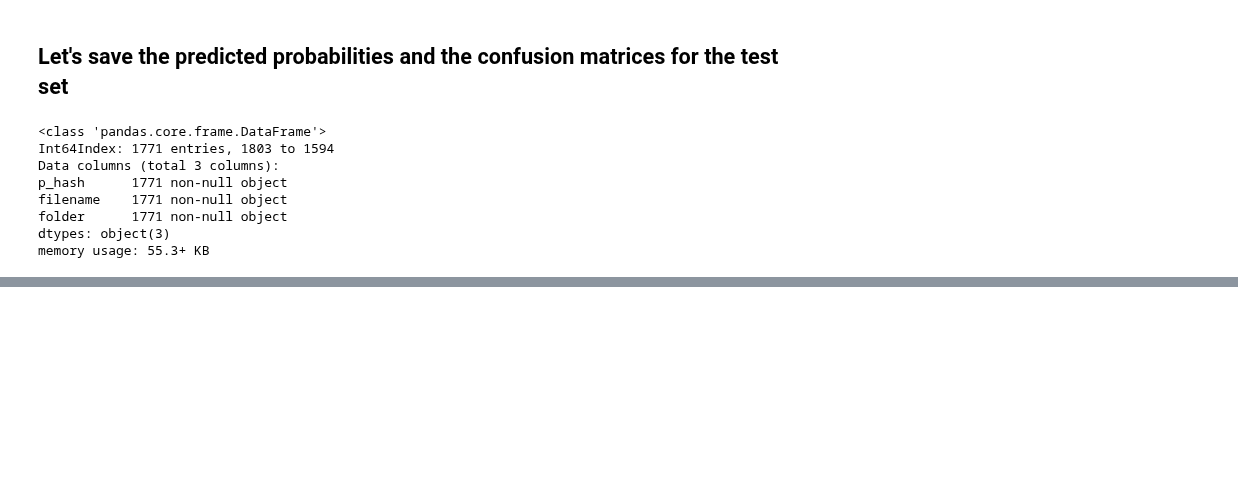
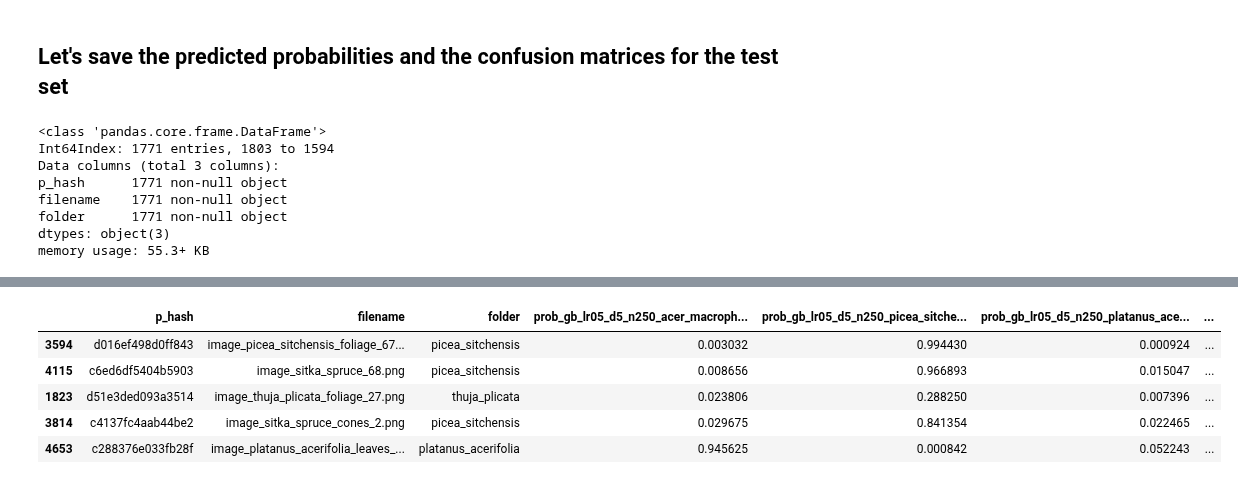
Before and after one commit to NathanielBlairStahn/tree-logic, a Jupyter notebook: notebooks/20180517_more_species/logistic_and_gb_4_species.ipynb, the cells around one changed output, grey strips where cells are left out. Saved outputs shown, nothing was run; the diff lists cells and outputs as text; code cells hidden in the pictures; blank space fills up the shorter version.

```diff
--- a/notebooks/20180517_more_species/logistic_and_gb_4_species.ipynb
+++ b/notebooks/20180517_more_species/logistic_and_gb_4_species.ipynb
@@ -480,0 +559,13 @@ memory usage: 55.3+ KB
+# %%
+#lr05: learning_rate=0.05
+#d5: max_depth=5
+#n250: n_estimators=250
+gb_pred = get_predictions(features_4species_df, X_test.index, non_feature_columns, gb_model, 'prob_gb_lr05_d5_n250')
+gb_pred.head()
+# %% [output]
+|  | p_hash | filename | folder | prob_gb_lr05_d5_n250_acer_macroph... | prob_gb_lr05_d5_n250_picea_sitche... | prob_gb_lr05_d5_n250_platanus_ace... | ... |
+| 3594 | d016ef498d0ff843 | image_picea_sitchensis_foliage_67... | picea_sitchensis | 0.003032 | 0.994430 | 0.000924 | ... |
+| 4115 | c6ed6df5404b5903 | image_sitka_spruce_68.png | picea_sitchensis | 0.008656 | 0.966893 | 0.015047 | ... |
+| 1823 | d51e3ded093a3514 | image_thuja_plicata_foliage_27.png | thuja_plicata | 0.023806 | 0.288250 | 0.007396 | ... |
+| 3814 | c4137fc4aab44be2 | image_sitka_spruce_cones_2.png | picea_sitchensis | 0.029675 | 0.841354 | 0.022465 | ... |
+| 4653 | c288376e033fb28f | image_platanus_acerifolia_leaves_... | platanus_acerifolia | 0.945625 | 0.000842 | 0.052243 | ... |
```
Also changed, not shown: parts of 13 cells of this notebook, 2 other files.
